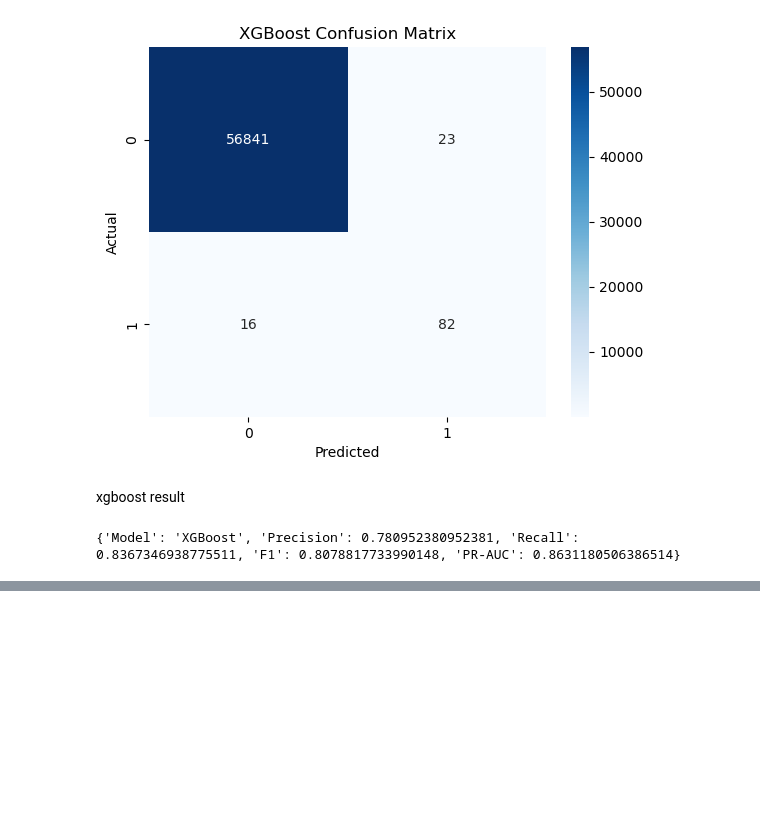
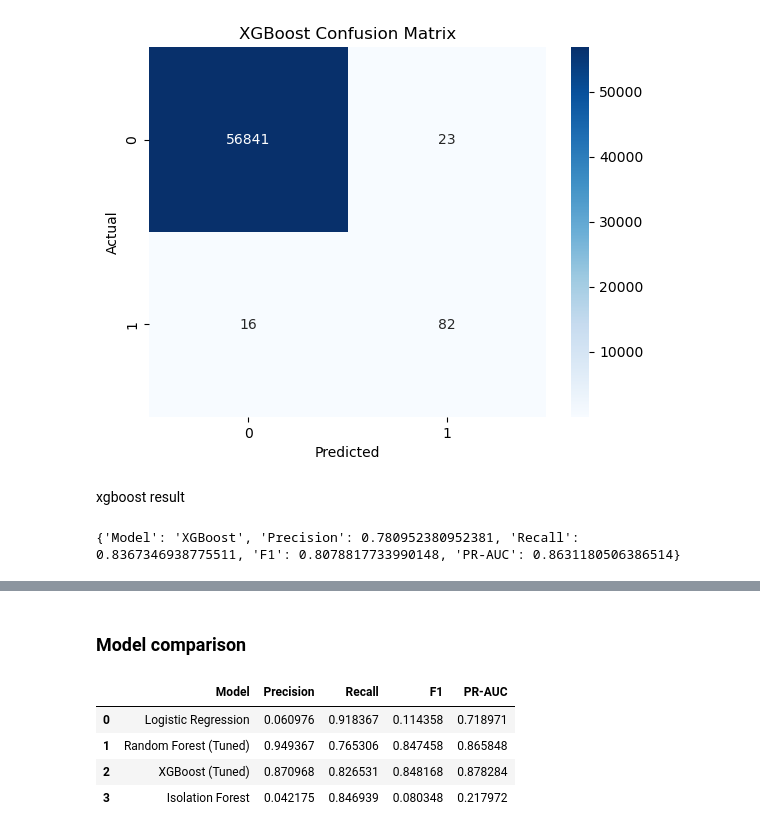
Before and after one commit to kafiaMhassan/Credit-Card-Anomaly-Detection, a Jupyter notebook: notebooks/modeling.ipynb, the cells around one changed output, grey strips where cells are left out. Cells and saved outputs as stored; diff of their text form; code cells hidden in the pictures; blank space fills up the shorter version.

```diff
--- a/notebooks/modeling.ipynb
+++ b/notebooks/modeling.ipynb
@@ -299,0 +509,2 @@ print(xgb_results)
+# %%
+iso_scores = -iso_forest.score_samples(X_test)
@@ -299,0 +559,19 @@ print(xgb_results)
+# %% [markdown]
+### Model comparison
+# %%
+results = [
+    baseline_results,
+    rf_tuned_results,
+    xgb_tuned_results,
+    iso_results
+]
+
+comparison_df = pd.DataFrame(results)
+
+comparison_df
+# %% [output]
+|  | Model | Precision | Recall | F1 | PR-AUC |
+| 0 | Logistic Regression | 0.060976 | 0.918367 | 0.114358 | 0.718971 |
+| 1 | Random Forest (Tuned) | 0.949367 | 0.765306 | 0.847458 | 0.865848 |
+| 2 | XGBoost (Tuned) | 0.870968 | 0.826531 | 0.848168 | 0.878284 |
+| 3 | Isolation Forest | 0.042175 | 0.846939 | 0.080348 | 0.217972 |
```
Also changed, not shown: parts of 28 cells of this notebook.
